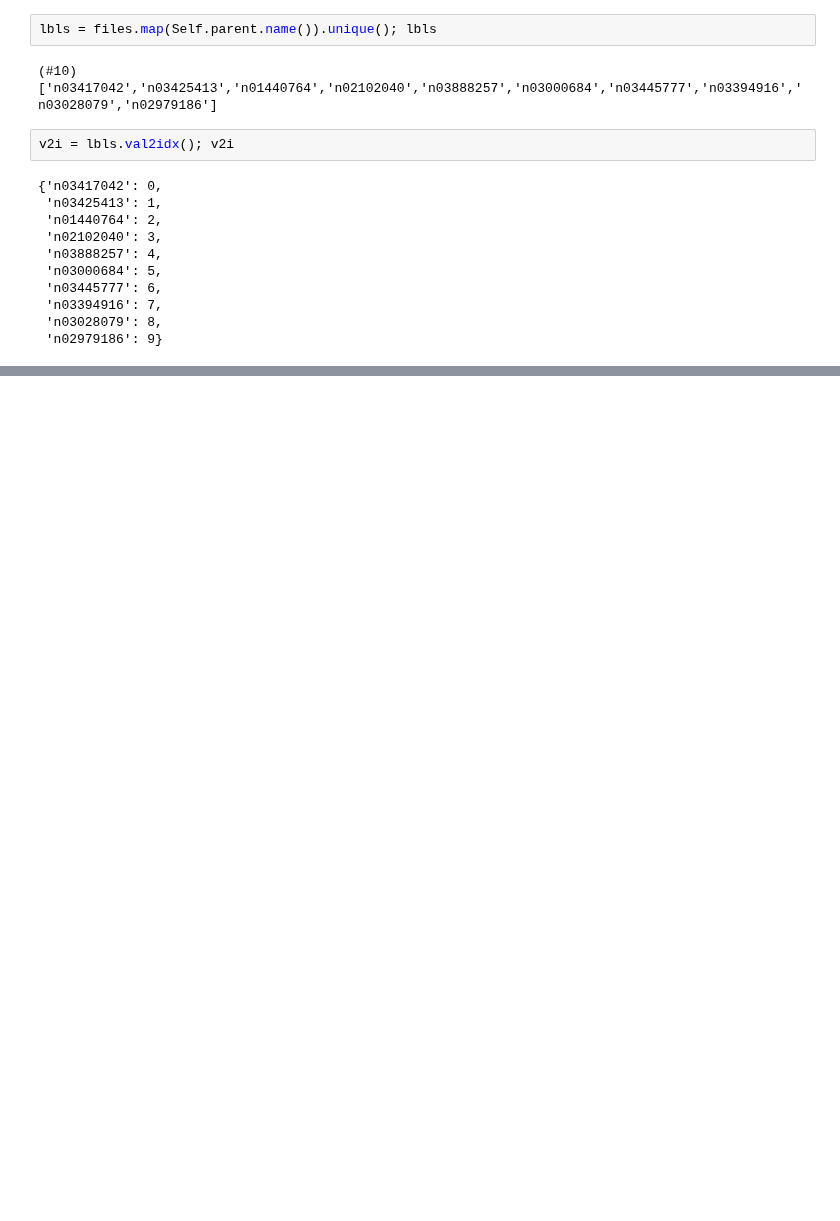
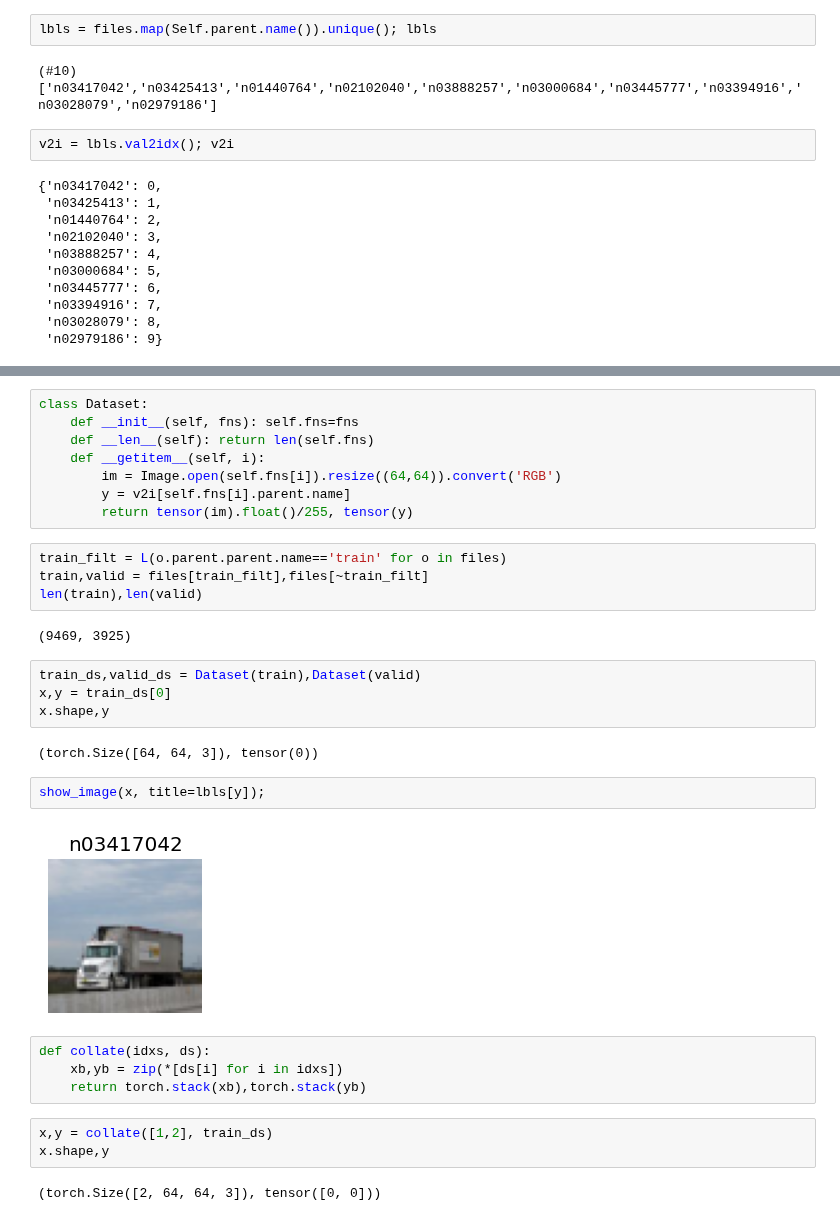
Before and after one commit to flyinacres/fastai-coursework, a Jupyter notebook: fast-19.ipynb, the cells around one changed output, grey strips where cells are left out. Cells and saved outputs as stored; diff of their text form; blank space fills up the shorter version.

```diff
--- a/fast-19.ipynb
+++ b/fast-19.ipynb
@@ -91,0 +96,33 @@ v2i = lbls.val2idx(); v2i
+# %%
+class Dataset:
+    def __init__(self, fns): self.fns=fns
+    def __len__(self): return len(self.fns)
+    def __getitem__(self, i):
+        im = Image.open(self.fns[i]).resize((64,64)).convert('RGB')
+        y = v2i[self.fns[i].parent.name]
+        return tensor(im).float()/255, tensor(y)
+# %%
+train_filt = L(o.parent.parent.name=='train' for o in files)
+train,valid = files[train_filt],files[~train_filt]
+len(train),len(valid)
+# %% [output]
+(9469, 3925)
+# %%
+train_ds,valid_ds = Dataset(train),Dataset(valid)
+x,y = train_ds[0]
+x.shape,y
+# %% [output]
+(torch.Size([64, 64, 3]), tensor(0))
+# %%
+show_image(x, title=lbls[y]);
+# %% [output]
+[figure, added]
+# %%
+def collate(idxs, ds):
+    xb,yb = zip(*[ds[i] for i in idxs])
+    return torch.stack(xb),torch.stack(yb)
+# %%
+x,y = collate([1,2], train_ds)
+x.shape,y
+# %% [output]
+(torch.Size([2, 64, 64, 3]), tensor([0, 0]))
```
Also changed, not shown: parts of 3 cells of this notebook.
